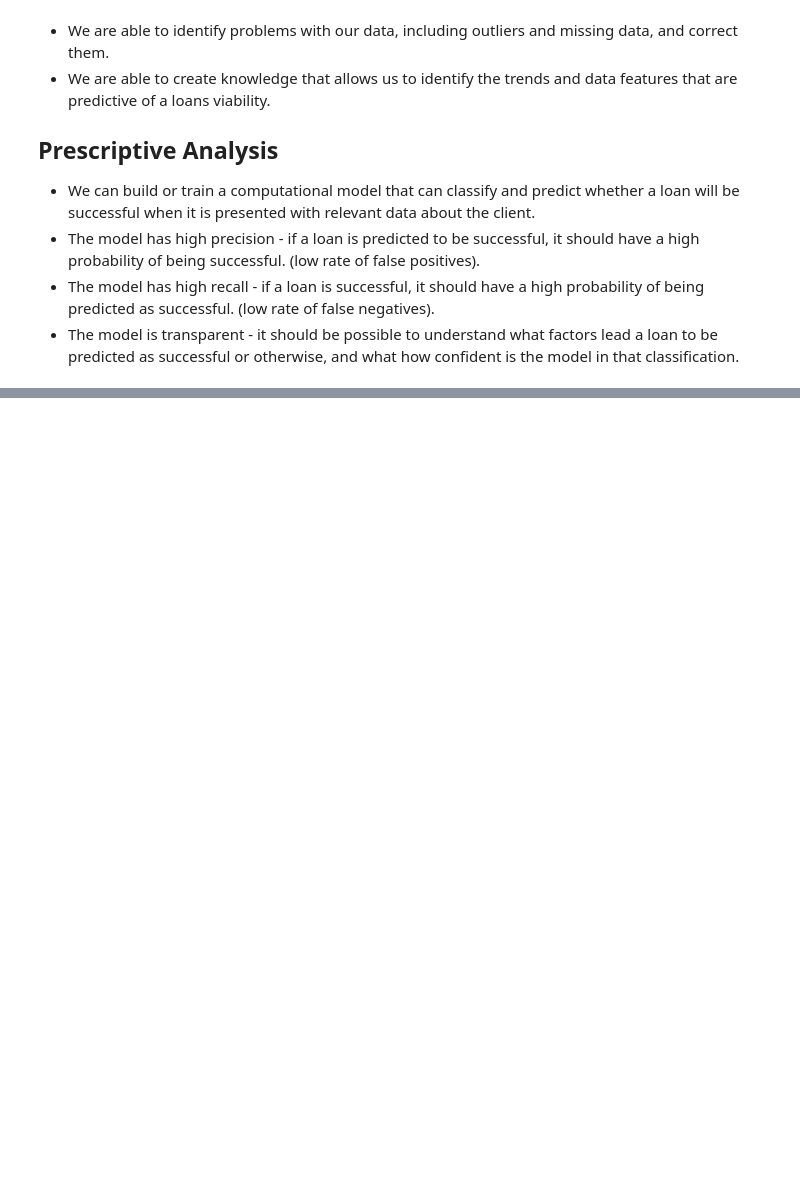
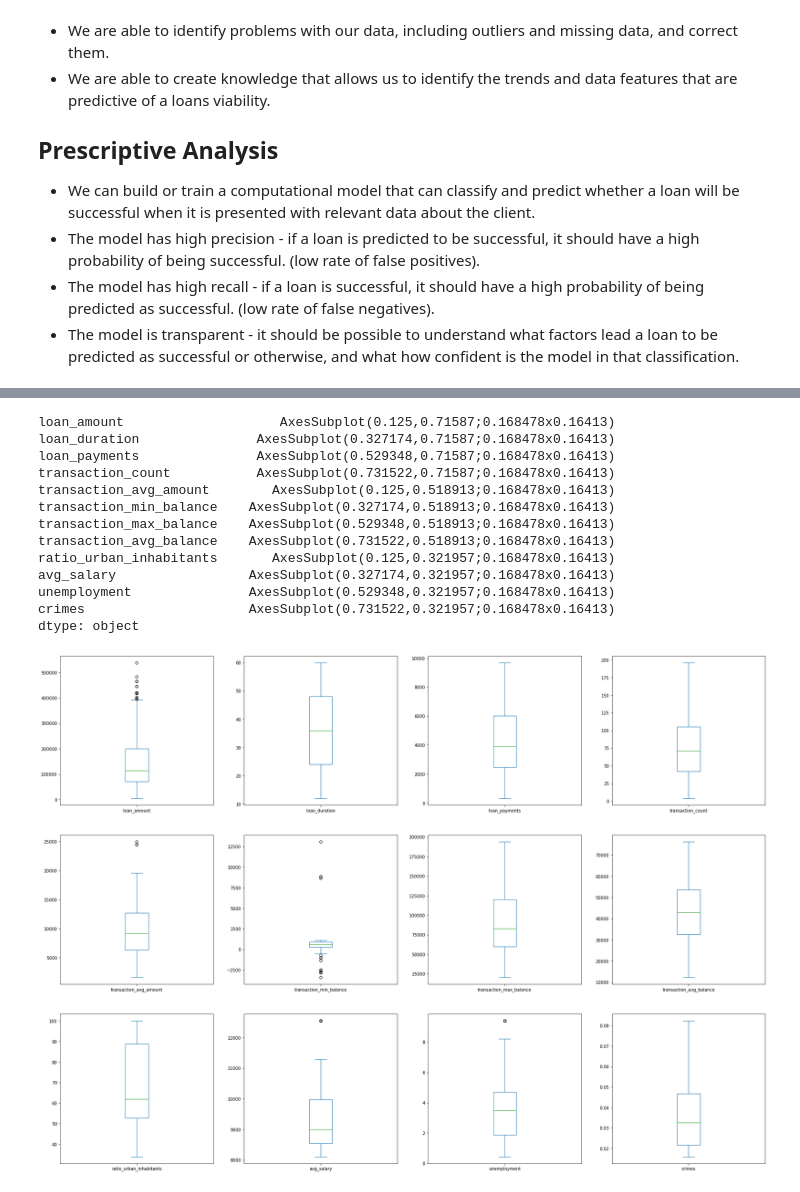
Before and after one commit to joaonmatos/feup-machine-learning, a Jupyter notebook: analysis.ipynb, the cells around one changed output, grey strips where cells are left out. Drawn from its saved outputs; the diff is of its cells as text; code cells hidden in the pictures; blank space fills up the shorter version.

```diff
--- a/analysis.ipynb
+++ b/analysis.ipynb
@@ -66,0 +36,24 @@ train_dataset = pd.read_csv("features/v1/learn.csv")
+# %%
+query = """
+with districts_short as (
+    select id, ratio_urban_inhabitants, avg_salary,
+           coalesce(unemployment_96, unemployment_95) as unemployment,
+           cast(coalesce(crimes_96, crimes_95) as real) / no_inhabitants as crimes from districts
+), t as (
+    select account_id, count(*) transaction_count, avg(amount) transaction_avg_amount, min(balance) transaction_min_balance,
+           max(balance) transaction_max_balance, avg(balance) transaction_avg_balance
+    from transactions
+    group by account_id
+)
+select l.date loan_date, l.amount loan_amount, l.duration loan_duration , l.payments loan_payments,
+       a.date account_creation, t.transaction_count, t.transaction_avg_amount, t.transaction_min_balance,
+       t.transaction_max_balance, t.transaction_avg_balance,
+       d.ratio_urban_inhabitants, d.avg_salary, d.unemployment, d.crimes,
+       c2.birthday as client_birthday, l.status as loan_status
+from loans l
+    left join accounts a on l.account_id = a.id
+    left join t on t.account_id = a.id
+    left join districts_short d on a.district_id = d.id
+left join dispositions d2 on a.id = d2.account_id
+left join clients c2 on d2.client_id = c2.id
+"""
@@ -66,0 +129,19 @@ train_dataset = pd.read_csv("features/v1/learn.csv")
+# %%
+no_label = train_dataset.drop(columns=["source", "loan_status"])
+
+no_label.plot(kind="box", subplots=True, layout=(4,4), figsize=(30, 30))
+# %% [output]
+loan_amount                    AxesSubplot(0.125,0.71587;0.168478x0.16413)
+loan_duration               AxesSubplot(0.327174,0.71587;0.168478x0.16413)
+loan_payments               AxesSubplot(0.529348,0.71587;0.168478x0.16413)
+transaction_count           AxesSubplot(0.731522,0.71587;0.168478x0.16413)
+transaction_avg_amount        AxesSubplot(0.125,0.518913;0.168478x0.16413)
+transaction_min_balance    AxesSubplot(0.327174,0.518913;0.168478x0.16413)
+transaction_max_balance    AxesSubplot(0.529348,0.518913;0.168478x0.16413)
+transaction_avg_balance    AxesSubplot(0.731522,0.518913;0.168478x0.16413)
+ratio_urban_inhabitants       AxesSubplot(0.125,0.321957;0.168478x0.16413)
+avg_salary                 AxesSubplot(0.327174,0.321957;0.168478x0.16413)
+unemployment               AxesSubplot(0.529348,0.321957;0.168478x0.16413)
+crimes                     AxesSubplot(0.731522,0.321957;0.168478x0.16413)
+dtype: object
+[figure, added]
```
Also changed, not shown: parts of 12 cells of this notebook, 2 other files.
